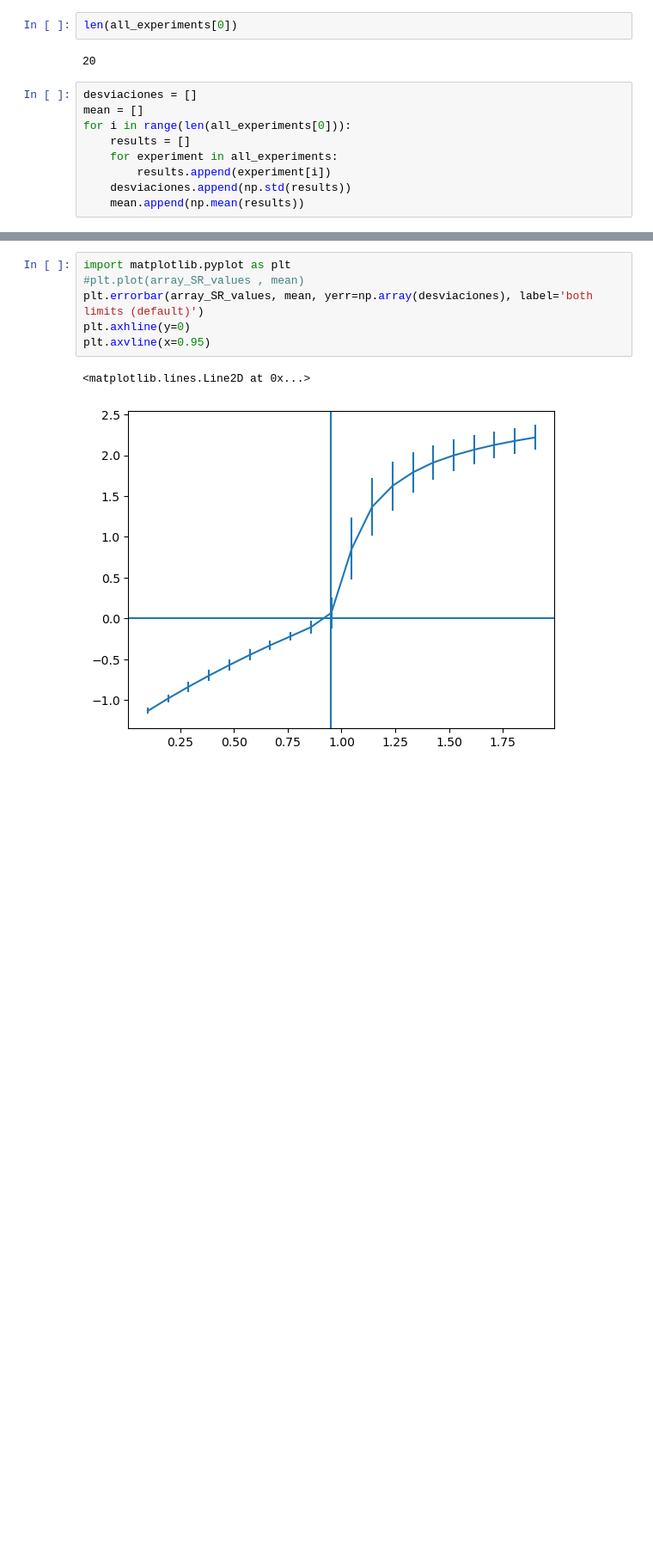
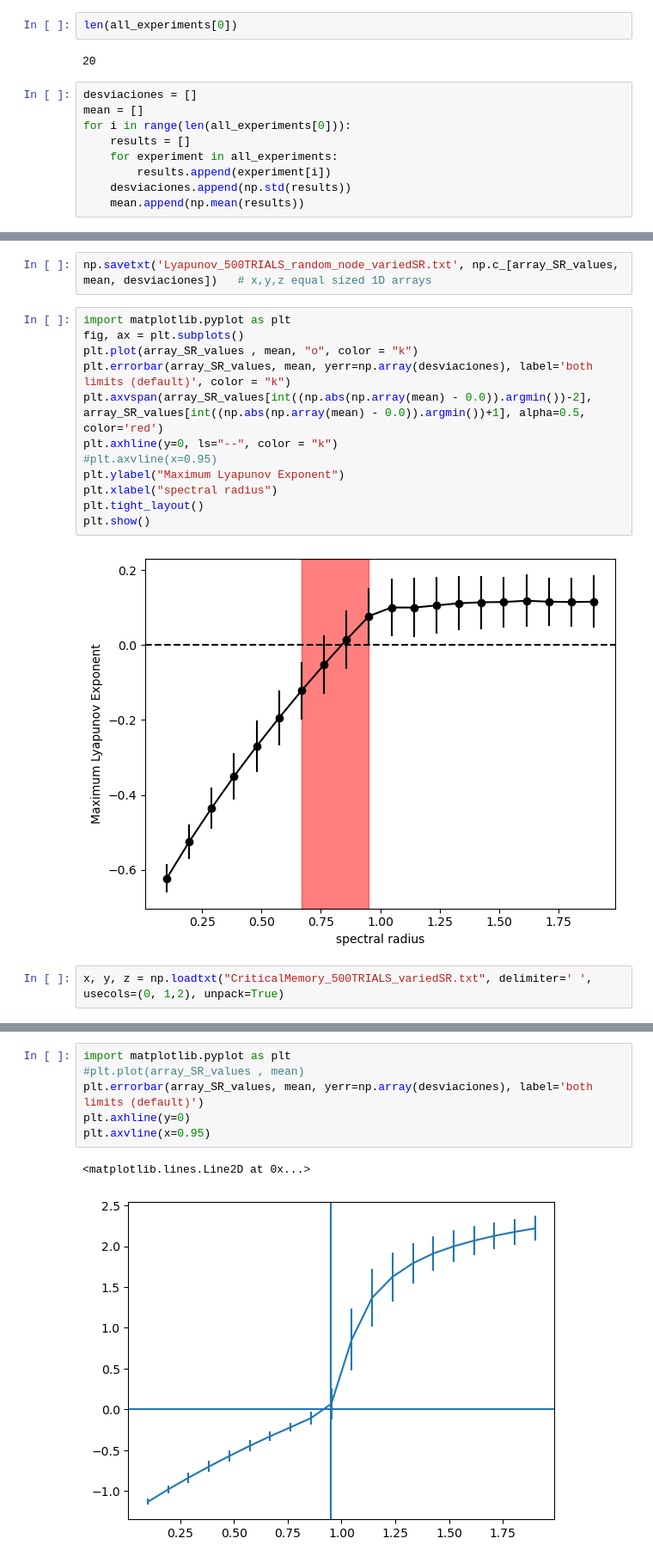
Before and after one commit to vms10/paper_reservoirTRUE, a Jupyter notebook: barrido_MLE.ipynb, the cells around one changed output, grey strips where cells are left out. Shown at 86% size. Drawn from its saved outputs; the diff is of its cells as text; blank space fills up the shorter version.

```diff
--- a/barrido_MLE.ipynb
+++ b/barrido_MLE.ipynb
@@ -149,0 +184,18 @@ for i in range(len(all_experiments[0])):
+# %%
+np.savetxt('Lyapunov_500TRIALS_random_node_variedSR.txt', np.c_[array_SR_values, mean, desviaciones])   # x,y,z equal sized 1D arrays
+# %%
+import matplotlib.pyplot as plt
+fig, ax = plt.subplots()
+plt.plot(array_SR_values , mean, "o", color = "k")
+plt.errorbar(array_SR_values, mean, yerr=np.array(desviaciones), label='both limits (default)', color = "k")
+plt.axvspan(array_SR_values[int((np.abs(np.array(mean) - 0.0)).argmin())-2], array_SR_values[int((np.abs(np.array(mean) - 0.0)).argmin())+1], alpha=0.5, color='red')
+plt.axhline(y=0, ls="--", color = "k")
+#plt.axvline(x=0.95)
+plt.ylabel("Maximum Lyapunov Exponent")
+plt.xlabel("spectral radius")
+plt.tight_layout()
+plt.show()
+# %% [output]
+[figure, added]
+# %%
+x, y, z = np.loadtxt("CriticalMemory_500TRIALS_variedSR.txt", delimiter=' ', usecols=(0, 1,2), unpack=True)
```
Also changed, not shown: parts of 7 cells of this notebook, 9 other files.
